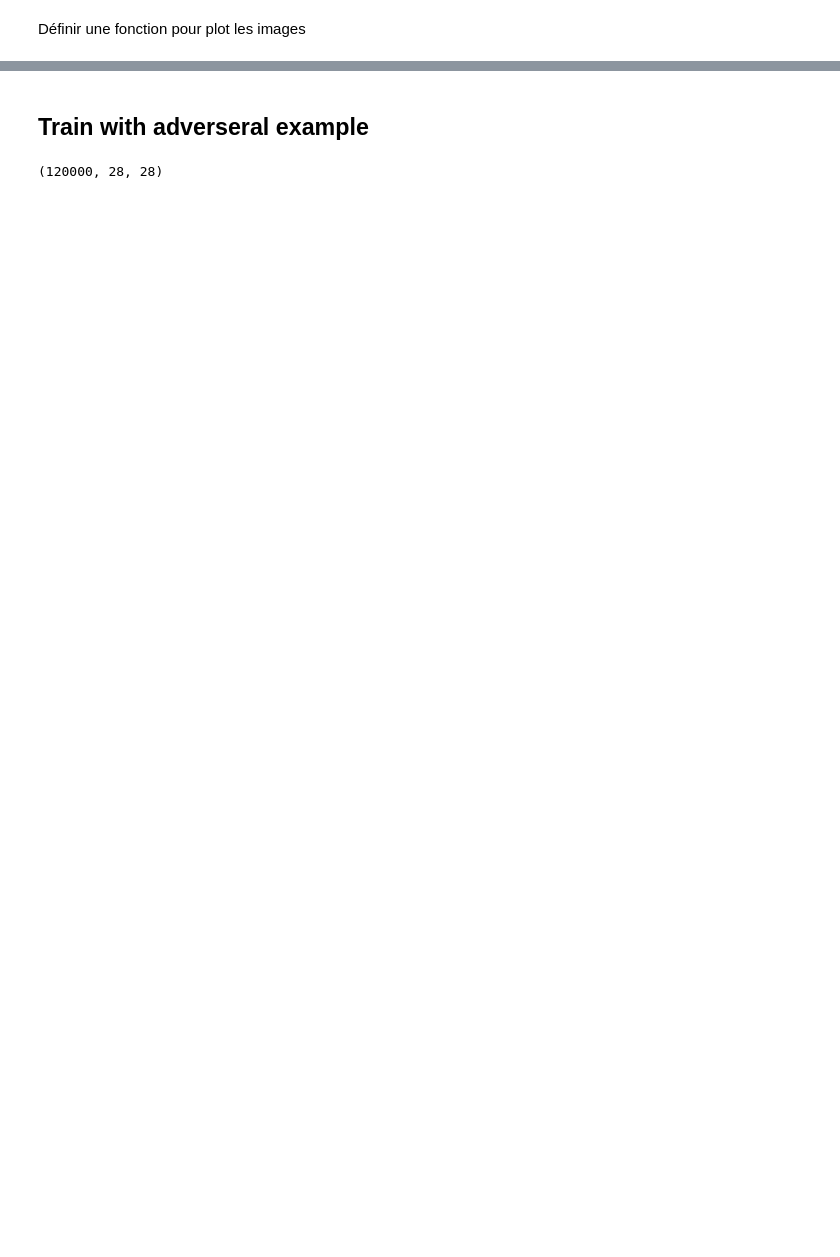
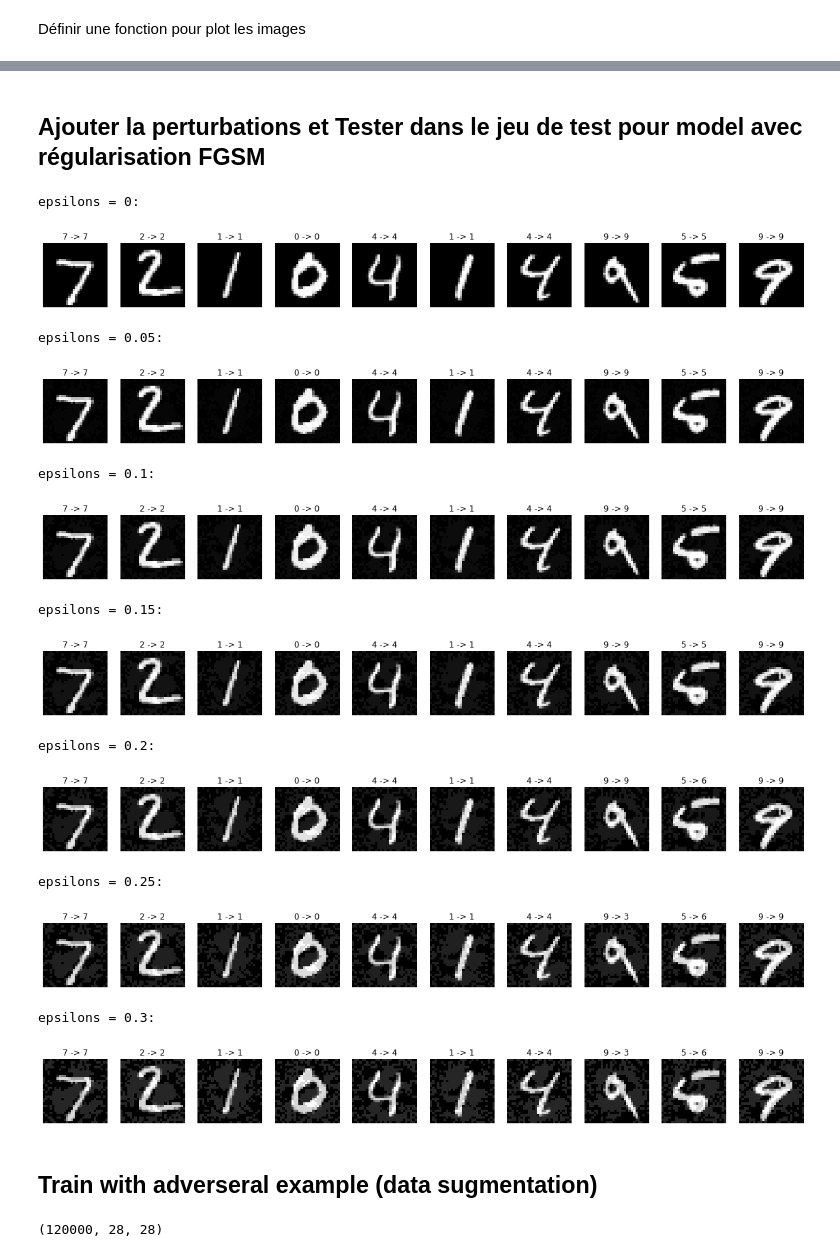
Before and after one commit to LIUHanlin16895/MLA_projet, a Jupyter notebook: src/maxout/ProjetMLAmaxoutFGSM.ipynb, the cells around one changed output, grey strips where cells are left out. Cells and saved outputs as stored; diff of their text form; code cells hidden in the pictures; blank space fills up the shorter version.

```diff
--- a/src/maxout/ProjetMLAmaxoutFGSM.ipynb
+++ b/src/maxout/ProjetMLAmaxoutFGSM.ipynb
@@ -52,10 +34,4 @@ test_dataset = tf.data.Dataset.from_tensor_slices((test_image, test_labels)).bat
 print(test_labels[0])
 # %% [output]
 tf.Tensor(7, shape=(), dtype=int64)
-# %%
-for element in test_dataset:
-  print(element[1])
-
-#print(dataset[1])
-#print(test_dataset.shape)
 # %% [markdown]
@@ -200,3 +176,17 @@ def training_loop(model, epochs, optimizer, learning_rate, loss_fn, train_set, v
 				print('loss fin epoch = ',loss_value_temp)
 	print()
 	return model
+# %%
+# Build model
+inputs = tf.keras.Input(shape=(28, 28, 1))
+x = tf.keras.layers.Flatten()(inputs)
+x = tf.keras.layers.Dropout(0.4)(x)
+x = tf.keras.layers.Dense(1200)(x)
+x = max_out(x, 300, axis=None)
+x = tf.keras.layers.Dropout(0.4)(x)
+x = tf.keras.layers.Dense(40)(x)
+x = max_out(x, 10, axis=None)
+outputs = tf.keras.layers.Dense(10, activation='softmax')(x)
+
+model2 = tf.keras.Model(inputs, outputs)
+model2.summary()
@@ -203,5 +211,5 @@ def training_loop(model, epochs, optimizer, learning_rate, loss_fn, train_set, v
 # %% [markdown]
 Accuracy value decreased after adding penalty. Computation time is significantly longer (Need correction)
 # %%
-model = training_loop(model, epochs=10, optimizer=optimizer, learning_rate=0.001, loss_fn=loss_func, train_set=dataset, val_images=test_image, val_labels=test_labels, nombre_example=60000, batchsize=128)
+model2 = training_loop(model2, epochs=50, optimizer=optimizer, learning_rate=0.001, loss_fn=loss_func, train_set=dataset, val_images=test_image, val_labels=test_labels, nombre_example=60000, batchsize=128)
 # %% [output]
@@ -287,5 +317,39 @@ for i, eps in enumerate(epsilons):
+# %% [markdown]
+## Ajouter la perturbations et Tester dans le jeu de test pour model avec régularisation FGSM
+# %%
+# Tester dans les différentes valeurs d'epsilon
+epsilons = [0,0.05,0.10,0.15,0.20,0.25,0.30]
+adv_acc_list = []
+for i, eps in enumerate(epsilons):
+  print("epsilons = {}:".format(eps))
+  # Obtenir le résultat de la prédiction de l'image d'origine
+  test_image = tf.clip_by_value(test_image, -1, 1)
+  predict_label = model2(test_image)
+  predict_label = np.array([np.argmax(i) for i in predict_label])
+  # Générer des adversarial pattern et obtenir des résultats de prédiction
+  adv_image = test_image + eps*perturbations
+  adv_image = tf.clip_by_value(adv_image, -1, 1)
+  adv_predict_label = model2(adv_image)
+  adv_predict_label = np.array([np.argmax(i) for i in adv_predict_label])
+  # plot
+  display_images(adv_image,predict_label,adv_predict_label, 10)
+# %% [output]
+epsilons = 0:
+[figure, added]
+epsilons = 0.05:
+[figure, added]
+epsilons = 0.1:
+[figure, added]
+epsilons = 0.15:
+[figure, added]
+epsilons = 0.2:
+[figure, added]
+epsilons = 0.25:
+[figure, added]
+epsilons = 0.3:
+[figure, added]
 # %% [markdown]
-## Train with adverseral example
+## Train with adverseral example (data sugmentation)
 # %%
 perturb = create_adversarial_pattern(train_image, train_labels)
 train_adv = train_image+0.3*perturb
```
Also changed, not shown: parts of 25 cells of this notebook, 1 other file.
